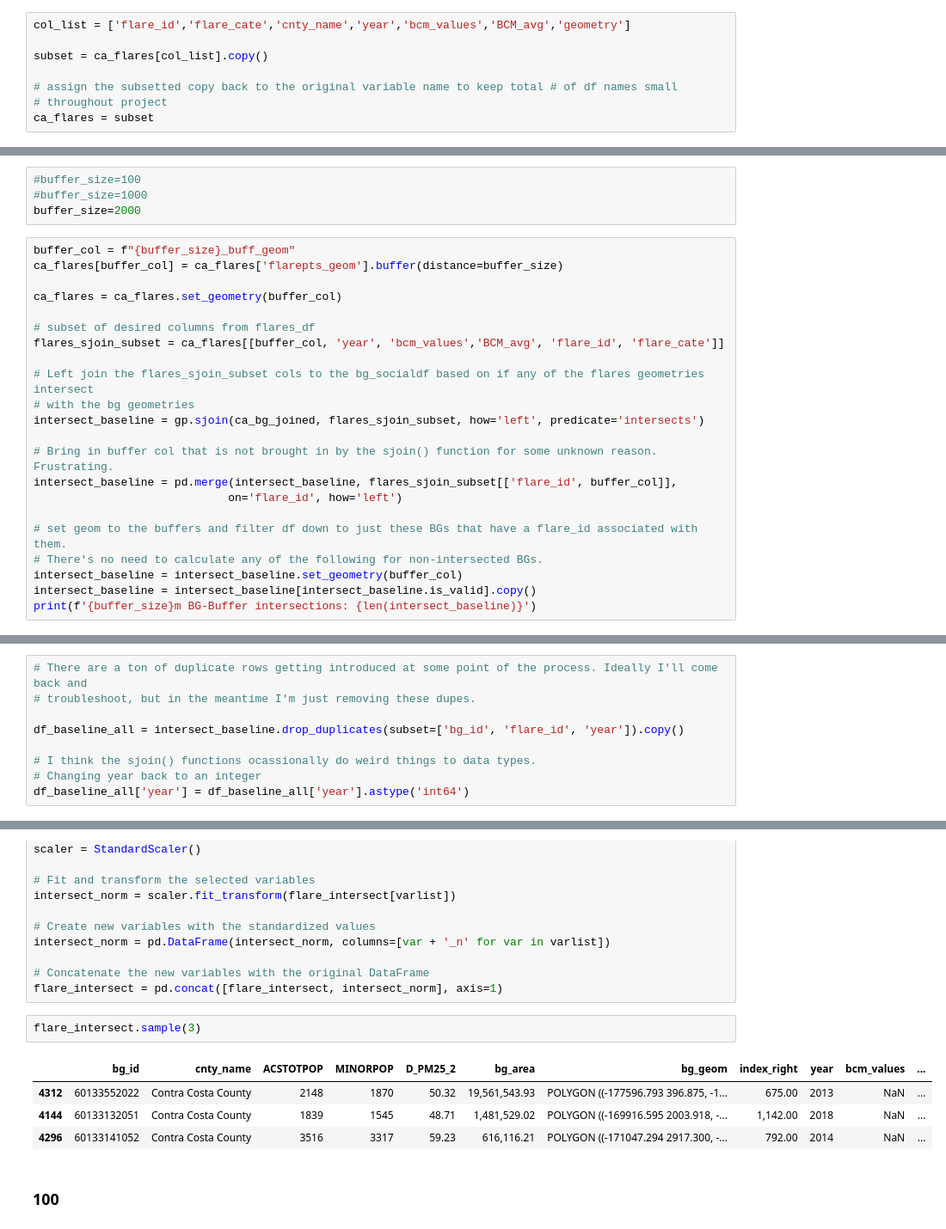
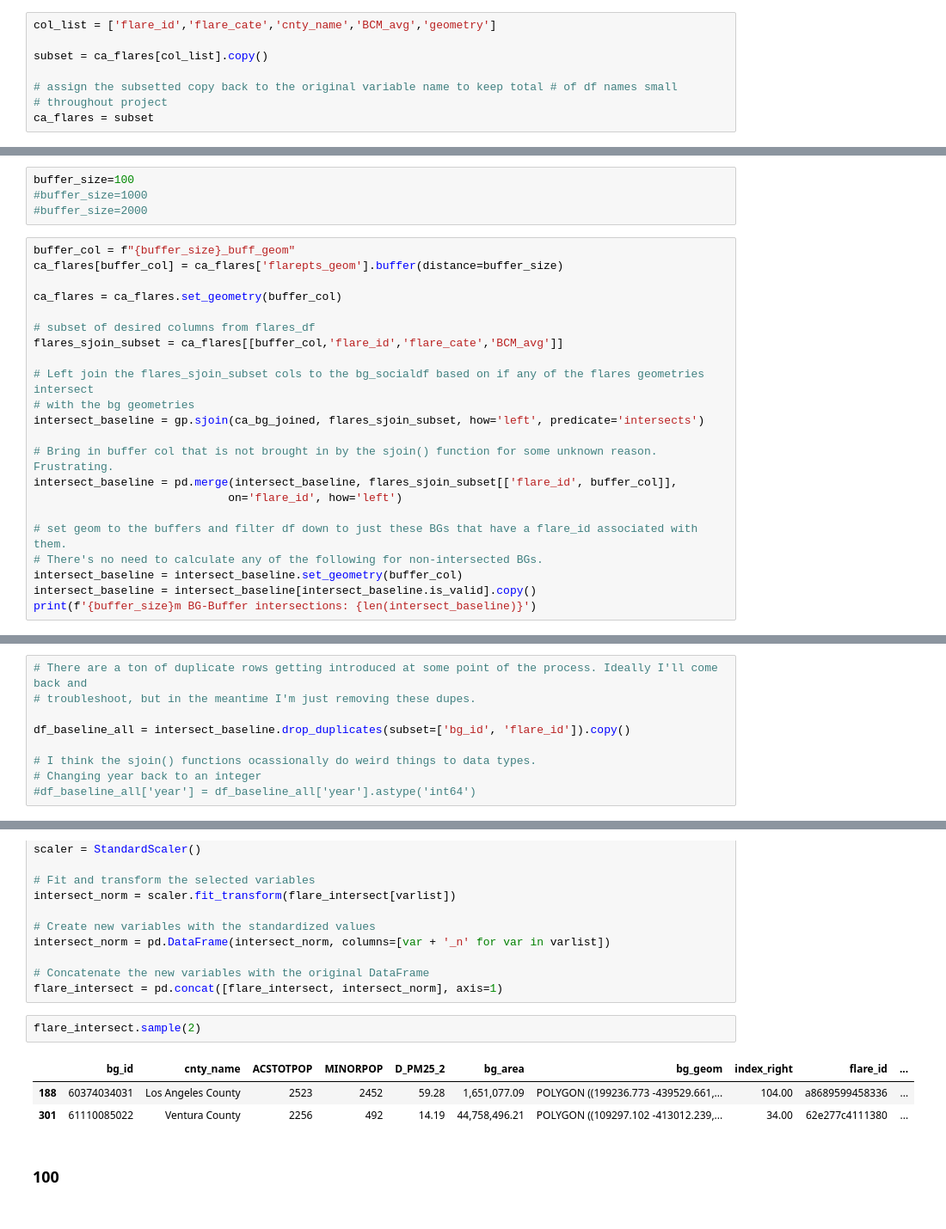
Before and after one commit to natebendermontana/capstone_rmi, a Jupyter notebook: bg_flare_impact.ipynb, the cells around one changed output, grey strips where cells are left out. Shown: that part at 86% size. Drawn from its saved outputs; the diff is of its cells as text.

```diff
--- a/bg_flare_impact.ipynb
+++ b/bg_flare_impact.ipynb
@@ -72,7 +73,7 @@ ca_bg_joined = ca_bg_joined.to_crs(meters_crs)
 # %% [markdown]
 ### Update ca_flares df
 # %%
-col_list = ['flare_id','flare_cate','cnty_name','year','bcm_values','BCM_avg','geometry']
+col_list = ['flare_id','flare_cate','cnty_name','BCM_avg','geometry']
 
 subset = ca_flares[col_list].copy()
 
@@ -110,9 +111,9 @@ len(ca_bg_joined['bg_id'].unique())
 # %% [output]
 25590
 # %%
-#buffer_size=100
+buffer_size=100
 #buffer_size=1000
-buffer_size=2000
+#buffer_size=2000
 # %%
 buffer_col = f"{buffer_size}_buff_geom"
 ca_flares[buffer_col] = ca_flares['flarepts_geom'].buffer(distance=buffer_size)
@@ -120,7 +121,7 @@ ca_flares[buffer_col] = ca_flares['flarepts_geom'].buffer(distance=buffer_size)
 ca_flares = ca_flares.set_geometry(buffer_col)
 
 # subset of desired columns from flares_df
-flares_sjoin_subset = ca_flares[[buffer_col, 'year', 'bcm_values','BCM_avg', 'flare_id', 'flare_cate']]
+flares_sjoin_subset = ca_flares[[buffer_col,'flare_id','flare_cate','BCM_avg']]
 
 # Left join the flares_sjoin_subset cols to the bg_socialdf based on if any of the flares geometries intersect
 # with the bg geometries
@@ -232,11 +233,11 @@ intersect_baseline[f'{buffer_size}_bg_int_mnr_prop'] = (intersect_baseline[f'{bu
 # There are a ton of duplicate rows getting introduced at some point of the process. Ideally I'll come back and
 # troubleshoot, but in the meantime I'm just removing these dupes.
 
-df_baseline_all = intersect_baseline.drop_duplicates(subset=['bg_id', 'flare_id', 'year']).copy()
+df_baseline_all = intersect_baseline.drop_duplicates(subset=['bg_id', 'flare_id']).copy()
 
 # I think the sjoin() functions ocassionally do weird things to data types.
 # Changing year back to an integer
-df_baseline_all['year'] = df_baseline_all['year'].astype('int64')
+#df_baseline_all['year'] = df_baseline_all['year'].astype('int64')
 # %%
 len(df_baseline_all)
 # %% [output]
@@ -550,12 +603,11 @@ intersect_norm = pd.DataFrame(intersect_norm, columns=[var + '_n' for var in var
 # Concatenate the new variables with the original DataFrame
 flare_intersect = pd.concat([flare_intersect, intersect_norm], axis=1)
 # %%
-flare_intersect.sample(3)
+flare_intersect.sample(2)
 # %% [output]
-|  | bg_id | cnty_name | ACSTOTPOP | MINORPOP | D_PM25_2 | bg_area | bg_geom | index_right | year | bcm_values | ... |
-| 4312 | 60133552022 | Contra Costa County | 2148 | 1870 | 50.32 | 19,561,543.93 | POLYGON ((-177596.793 396.875, -1... | 675.00 | 2013 | NaN | ... |
-| 4144 | 60133132051 | Contra Costa County | 1839 | 1545 | 48.71 | 1,481,529.02 | POLYGON ((-169916.595 2003.918, -... | 1,142.00 | 2018 | NaN | ... |
-| 4296 | 60133141052 | Contra Costa County | 3516 | 3317 | 59.23 | 616,116.21 | POLYGON ((-171047.294 2917.300, -... | 792.00 | 2014 | NaN | ... |
+|  | bg_id | cnty_name | ACSTOTPOP | MINORPOP | D_PM25_2 | bg_area | bg_geom | index_right | flare_id | ... |
+| 188 | 60374034031 | Los Angeles County | 2523 | 2452 | 59.28 | 1,651,077.09 | POLYGON ((199236.773 -439529.661,... | 104.00 | a8689599458336 | ... |
+| 301 | 61110085022 | Ventura County | 2256 | 492 | 14.19 | 44,758,496.21 | POLYGON ((109297.102 -413012.239,... | 34.00 | 62e277c4111380 | ... |
 # %% [markdown]
 ### 100
 # %%
```
Also changed, not shown: parts of 53 cells of this notebook.
